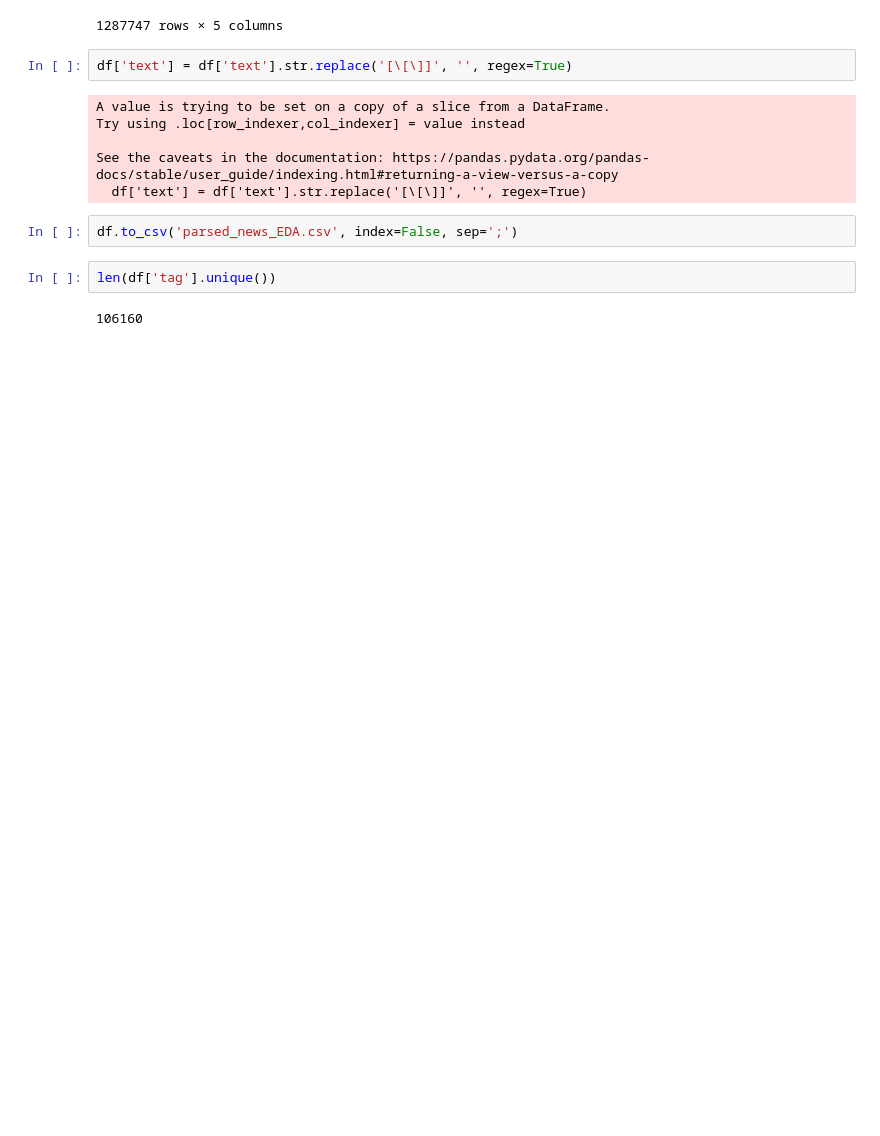
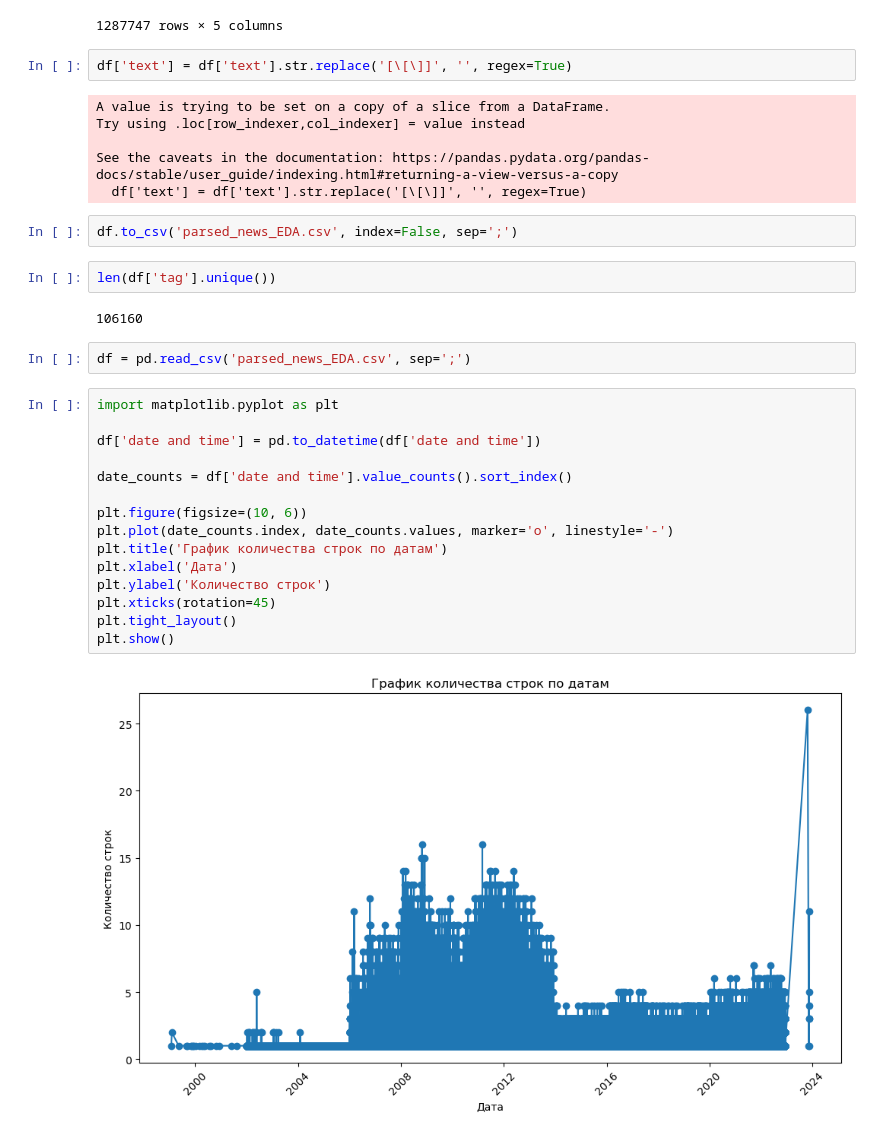
Before and after one commit to PavelRepnikov/Yearly_project, a Jupyter notebook: EDA.ipynb, the cells around one changed output. Drawn from its saved outputs; the diff is of its cells as text; blank space fills up the shorter version.

```diff
--- a/EDA.ipynb
+++ b/EDA.ipynb
@@ -243,3 +243,22 @@ df.to_csv('parsed_news_EDA.csv', index=False, sep=';')
 len(df['tag'].unique())
 # %% [output]
 106160
+# %%
+df = pd.read_csv('parsed_news_EDA.csv', sep=';')
+# %%
+import matplotlib.pyplot as plt
+
+df['date and time'] = pd.to_datetime(df['date and time'])
+
+date_counts = df['date and time'].value_counts().sort_index()
+
+plt.figure(figsize=(10, 6))
+plt.plot(date_counts.index, date_counts.values, marker='o', linestyle='-')
+plt.title('График количества строк по датам')
+plt.xlabel('Дата')
+plt.ylabel('Количество строк')
+plt.xticks(rotation=45)
+plt.tight_layout()
+plt.show()
+# %% [output]
+[figure, added]
```
Also changed, not shown: parts of 3 cells of this notebook.
